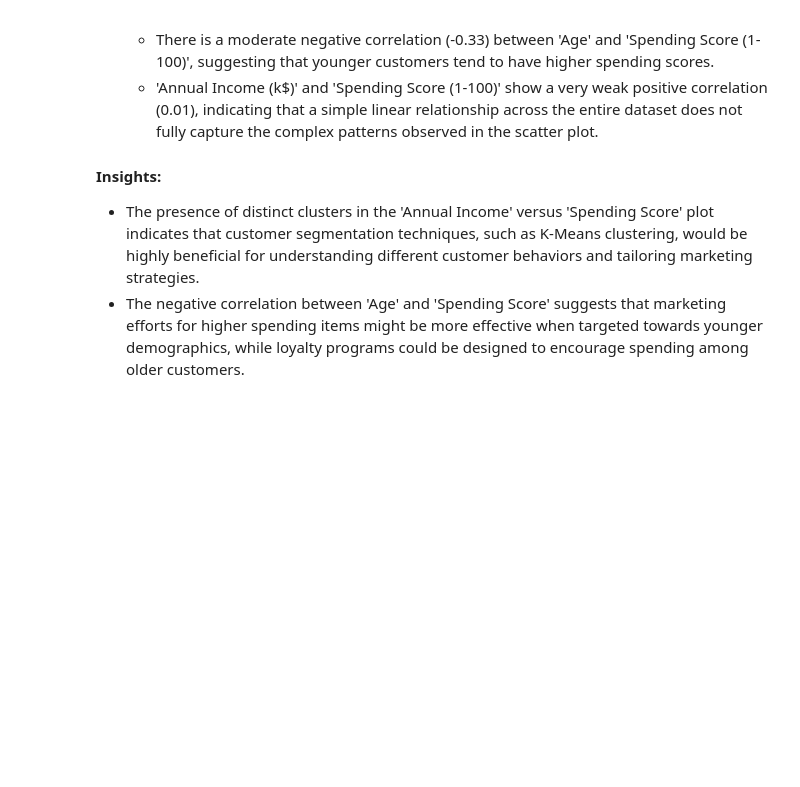
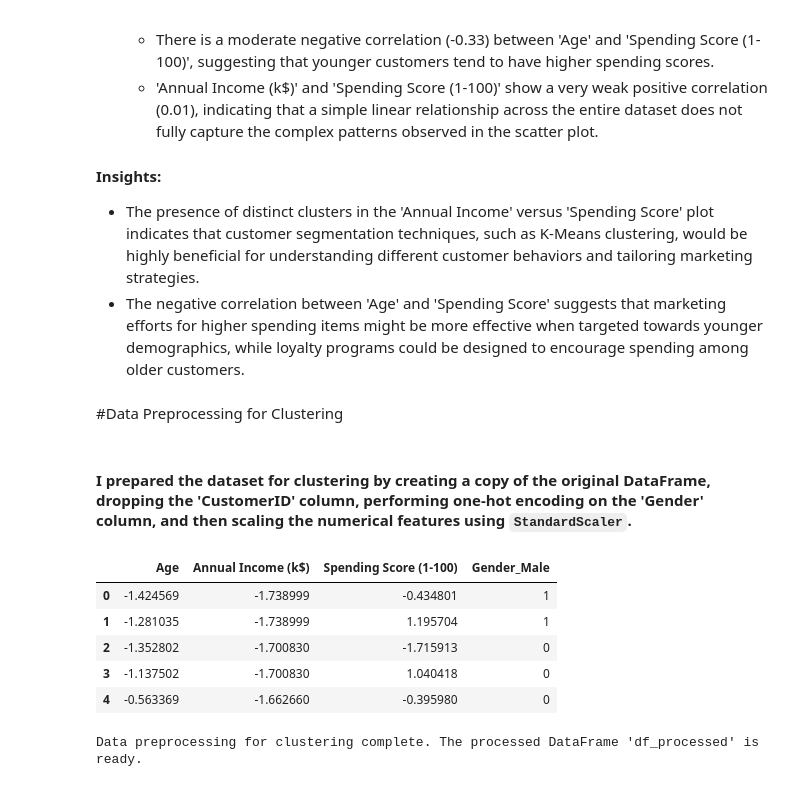
Before and after one commit to Safa30/CSE475_Machine_Learning, a Jupyter notebook: Lab/lab_2/Lab2_Unsupervised_Learning.ipynb, the cells around one changed output. Drawn from its saved outputs; the diff is of its cells as text; code cells hidden in the pictures; blank space fills up the shorter version.

Commit message:
Preprocessed data for Clustering

```diff
--- a/Lab/lab_2/Lab2_Unsupervised_Learning.ipynb
+++ b/Lab/lab_2/Lab2_Unsupervised_Learning.ipynb
@@ -170,3 +170,37 @@ plt.show()
 
 *   The presence of distinct clusters in the 'Annual Income' versus 'Spending Score' plot indicates that customer segmentation techniques, such as K-Means clustering, would be highly beneficial for understanding different customer behaviors and tailoring marketing strategies.
 *   The negative correlation between 'Age' and 'Spending Score' suggests that marketing efforts for higher spending items might be more effective when targeted towards younger demographics, while loyalty programs could be designed to encourage spending among older customers.
+# %% [markdown]
+#Data Preprocessing for Clustering
+# %% [markdown]
+#### I prepared the dataset for clustering by creating a copy of the original DataFrame, dropping the 'CustomerID' column, performing one-hot encoding on the 'Gender' column, and then scaling the numerical features using `StandardScaler`.
+# %%
+df_processed = df.copy()
+
+# Drop CustomerID column
+df_processed = df_processed.drop('CustomerID', axis=1)
+
+# One-hot encode 'Gender' column
+df_processed = pd.get_dummies(df_processed, columns=['Gender'], drop_first=True, dtype=int)
+
+# Initialize StandardScaler
+scaler = StandardScaler()
+
+# Define numerical columns to be scaled
+numerical_cols = ['Age', 'Annual Income (k$)', 'Spending Score (1-100)']
+
+# Apply StandardScaler to the selected numerical columns
+df_processed[numerical_cols] = scaler.fit_transform(df_processed[numerical_cols])
+
+# Display the first few rows of the processed DataFrame
+display(df_processed.head())
+
+print("Data preprocessing for clustering complete. The processed DataFrame 'df_processed' is ready.")
+# %% [output]
+|  | Age | Annual Income (k$) | Spending Score (1-100) | Gender_Male |
+| 0 | -1.424569 | -1.738999 | -0.434801 | 1 |
+| 1 | -1.281035 | -1.738999 | 1.195704 | 1 |
+| 2 | -1.352802 | -1.700830 | -1.715913 | 0 |
+| 3 | -1.137502 | -1.700830 | 1.040418 | 0 |
+| 4 | -0.563369 | -1.662660 | -0.395980 | 0 |
+Data preprocessing for clustering complete. The processed DataFrame 'df_processed' is ready.
```
Also changed, not shown: parts of 3 cells of this notebook.
